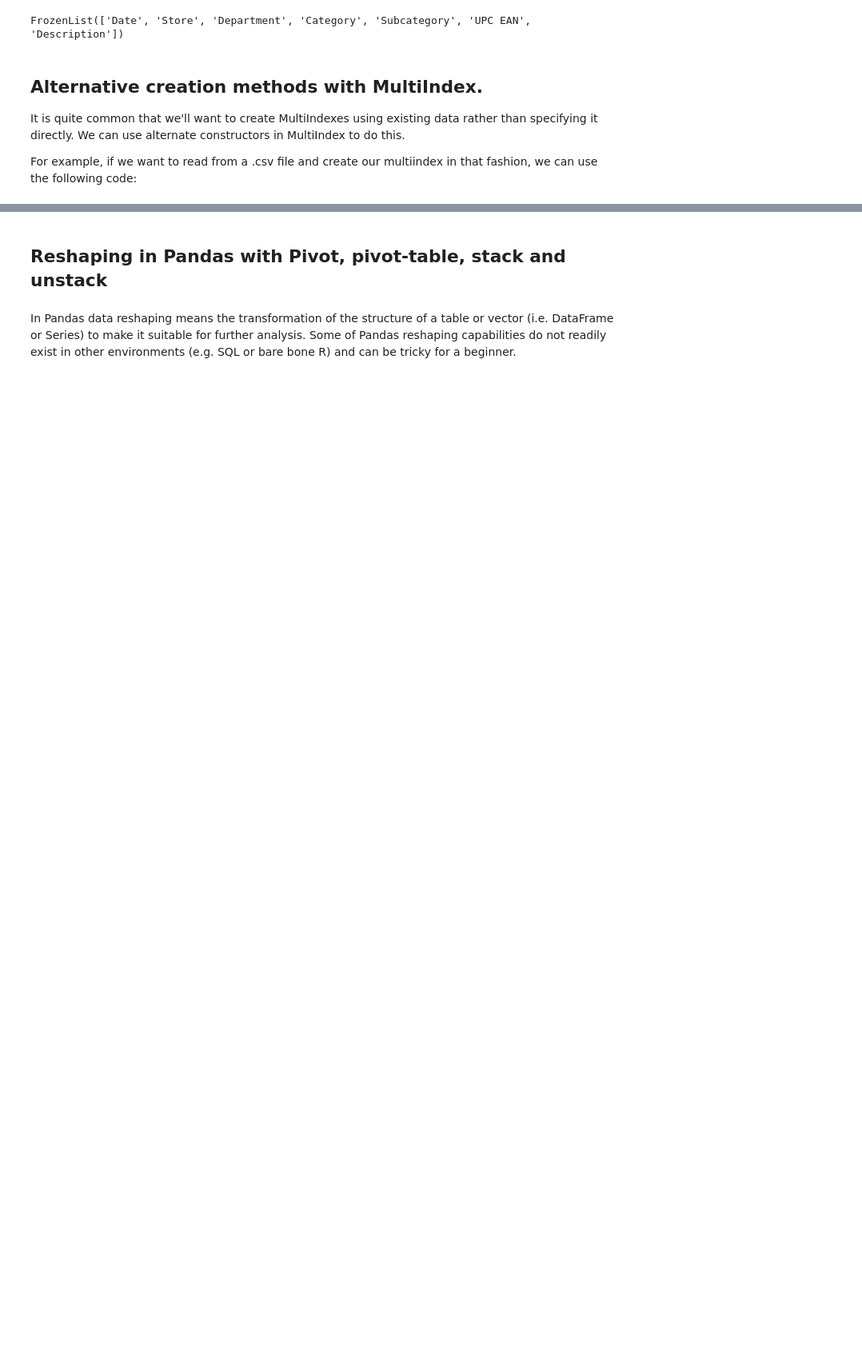
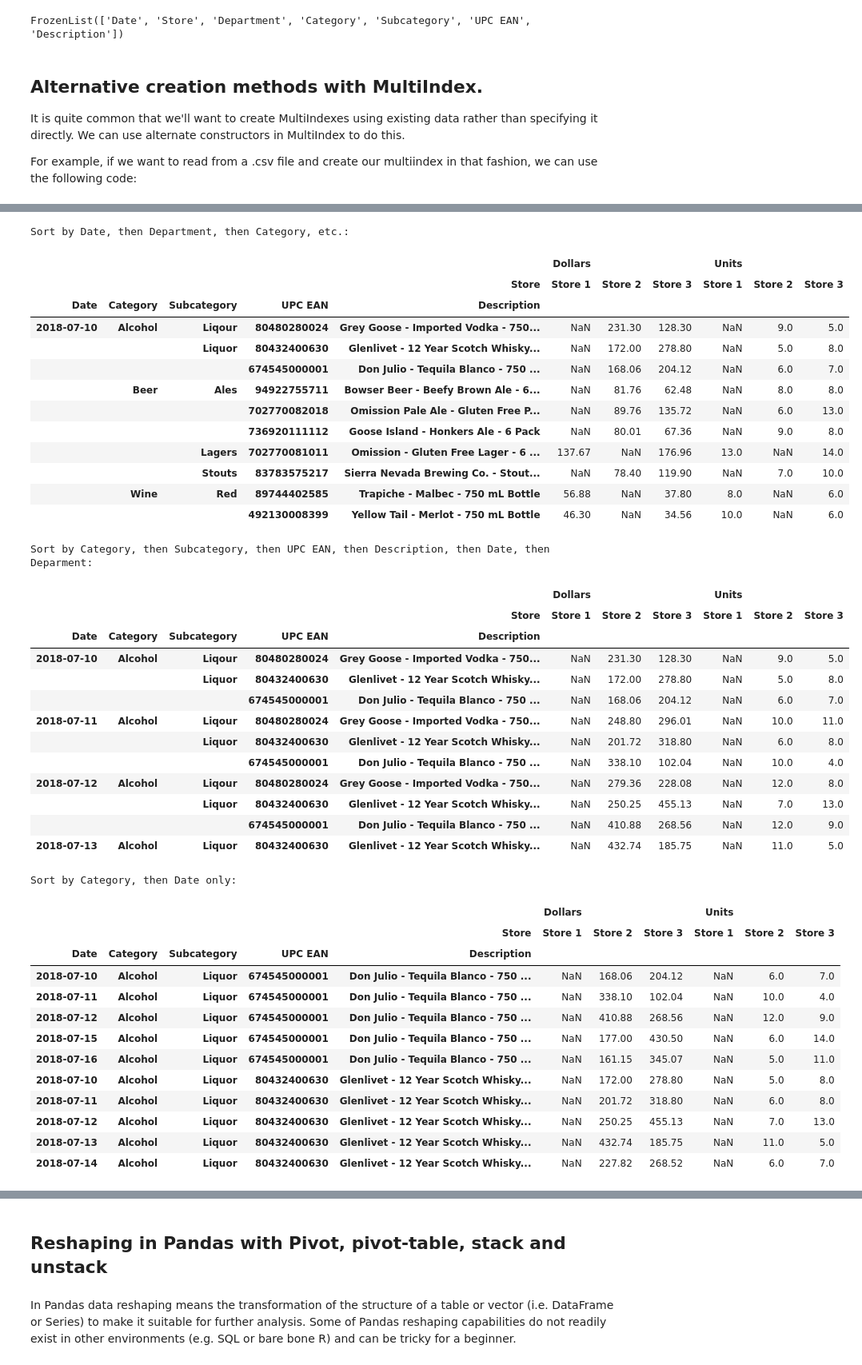
Before and after one commit to redmage123/pandas-timeseries, a Jupyter notebook: docs/pandas-timeseries.ipynb, the cells around one changed output, grey strips where cells are left out. Shown at 80% size. Saved outputs shown, nothing was run; the diff lists cells and outputs as text; code cells hidden in the pictures; blank space fills up the shorter version.

```diff
--- a/docs/pandas-timeseries.ipynb
+++ b/docs/pandas-timeseries.ipynb
@@ -1498,0 +1735,62 @@ multi_col_lvl_df.sample()
+# %%
+# By default sort_index will sort all levels of the index,
+# first sorting the first index level, then secondarily sorting the second index level, and so on...
+sort1 = multi_col_lvl_df.copy()
+sort1.sort_index(inplace=True)
+print("\nSort by Date, then Department, then Category, etc.:")
+display(sort1.head(10))
+
+# ...but you can choose to starting from a different level...
+sort2 = multi_col_lvl_df.copy()
+sort2.sort_index(level='Category', inplace=True)
+print("\nSort by Category, then Subcategory, then UPC EAN, then Description, then Date, then Deparment:")
+display(sort2.head(10))
+
+# ...or even to only sort on specifc levels.
+sort3 = multi_col_lvl_df.copy()
+sort3.sort_index(level=['Category', 'Date'], sort_remaining=False, inplace=True)
+print("\nSort by Category, then Date only:")
+display(sort3.head(10))
+# %% [output]
+Sort by Date, then Department, then Category, etc.:
+|  |  |  |  |  | Dollars |  |  | Units |  |  |
+|  |  |  |  | Store | Store 1 | Store 2 | Store 3 | Store 1 | Store 2 | Store 3 |
+| Date | Category | Subcategory | UPC EAN | Description |  |  |  |  |  |  |
+| 2018-07-10 | Alcohol | Liqour | 80480280024 | Grey Goose - Imported Vodka - 750... | NaN | 231.30 | 128.30 | NaN | 9.0 | 5.0 |
+|  |  | Liquor | 80432400630 | Glenlivet - 12 Year Scotch Whisky... | NaN | 172.00 | 278.80 | NaN | 5.0 | 8.0 |
+|  |  |  | 674545000001 | Don Julio - Tequila Blanco - 750 ... | NaN | 168.06 | 204.12 | NaN | 6.0 | 7.0 |
+|  | Beer | Ales | 94922755711 | Bowser Beer - Beefy Brown Ale - 6... | NaN | 81.76 | 62.48 | NaN | 8.0 | 8.0 |
+|  |  |  | 702770082018 | Omission Pale Ale - Gluten Free P... | NaN | 89.76 | 135.72 | NaN | 6.0 | 13.0 |
+|  |  |  | 736920111112 | Goose Island - Honkers Ale - 6 Pack | NaN | 80.01 | 67.36 | NaN | 9.0 | 8.0 |
+|  |  | Lagers | 702770081011 | Omission - Gluten Free Lager - 6 ... | 137.67 | NaN | 176.96 | 13.0 | NaN | 14.0 |
+|  |  | Stouts | 83783575217 | Sierra Nevada Brewing Co. - Stout... | NaN | 78.40 | 119.90 | NaN | 7.0 | 10.0 |
+|  | Wine | Red | 89744402585 | Trapiche - Malbec - 750 mL Bottle | 56.88 | NaN | 37.80 | 8.0 | NaN | 6.0 |
+|  |  |  | 492130008399 | Yellow Tail - Merlot - 750 mL Bottle | 46.30 | NaN | 34.56 | 10.0 | NaN | 6.0 |
+Sort by Category, then Subcategory, then UPC EAN, then Description, then Date, then Deparment:
+|  |  |  |  |  | Dollars |  |  | Units |  |  |
+|  |  |  |  | Store | Store 1 | Store 2 | Store 3 | Store 1 | Store 2 | Store 3 |
+| Date | Category | Subcategory | UPC EAN | Description |  |  |  |  |  |  |
+| 2018-07-10 | Alcohol | Liqour | 80480280024 | Grey Goose - Imported Vodka - 750... | NaN | 231.30 | 128.30 | NaN | 9.0 | 5.0 |
+|  |  | Liquor | 80432400630 | Glenlivet - 12 Year Scotch Whisky... | NaN | 172.00 | 278.80 | NaN | 5.0 | 8.0 |
+|  |  |  | 674545000001 | Don Julio - Tequila Blanco - 750 ... | NaN | 168.06 | 204.12 | NaN | 6.0 | 7.0 |
+| 2018-07-11 | Alcohol | Liqour | 80480280024 | Grey Goose - Imported Vodka - 750... | NaN | 248.80 | 296.01 | NaN | 10.0 | 11.0 |
+|  |  | Liquor | 80432400630 | Glenlivet - 12 Year Scotch Whisky... | NaN | 201.72 | 318.80 | NaN | 6.0 | 8.0 |
+|  |  |  | 674545000001 | Don Julio - Tequila Blanco - 750 ... | NaN | 338.10 | 102.04 | NaN | 10.0 | 4.0 |
+| 2018-07-12 | Alcohol | Liqour | 80480280024 | Grey Goose - Imported Vodka - 750... | NaN | 279.36 | 228.08 | NaN | 12.0 | 8.0 |
+|  |  | Liquor | 80432400630 | Glenlivet - 12 Year Scotch Whisky... | NaN | 250.25 | 455.13 | NaN | 7.0 | 13.0 |
+|  |  |  | 674545000001 | Don Julio - Tequila Blanco - 750 ... | NaN | 410.88 | 268.56 | NaN | 12.0 | 9.0 |
+| 2018-07-13 | Alcohol | Liquor | 80432400630 | Glenlivet - 12 Year Scotch Whisky... | NaN | 432.74 | 185.75 | NaN | 11.0 | 5.0 |
+Sort by Category, then Date only:
+|  |  |  |  |  | Dollars |  |  | Units |  |  |
+|  |  |  |  | Store | Store 1 | Store 2 | Store 3 | Store 1 | Store 2 | Store 3 |
+| Date | Category | Subcategory | UPC EAN | Description |  |  |  |  |  |  |
+| 2018-07-10 | Alcohol | Liquor | 674545000001 | Don Julio - Tequila Blanco - 750 ... | NaN | 168.06 | 204.12 | NaN | 6.0 | 7.0 |
+| 2018-07-11 | Alcohol | Liquor | 674545000001 | Don Julio - Tequila Blanco - 750 ... | NaN | 338.10 | 102.04 | NaN | 10.0 | 4.0 |
+| 2018-07-12 | Alcohol | Liquor | 674545000001 | Don Julio - Tequila Blanco - 750 ... | NaN | 410.88 | 268.56 | NaN | 12.0 | 9.0 |
+| 2018-07-15 | Alcohol | Liquor | 674545000001 | Don Julio - Tequila Blanco - 750 ... | NaN | 177.00 | 430.50 | NaN | 6.0 | 14.0 |
+| 2018-07-16 | Alcohol | Liquor | 674545000001 | Don Julio - Tequila Blanco - 750 ... | NaN | 161.15 | 345.07 | NaN | 5.0 | 11.0 |
+| 2018-07-10 | Alcohol | Liquor | 80432400630 | Glenlivet - 12 Year Scotch Whisky... | NaN | 172.00 | 278.80 | NaN | 5.0 | 8.0 |
+| 2018-07-11 | Alcohol | Liquor | 80432400630 | Glenlivet - 12 Year Scotch Whisky... | NaN | 201.72 | 318.80 | NaN | 6.0 | 8.0 |
+| 2018-07-12 | Alcohol | Liquor | 80432400630 | Glenlivet - 12 Year Scotch Whisky... | NaN | 250.25 | 455.13 | NaN | 7.0 | 13.0 |
+| 2018-07-13 | Alcohol | Liquor | 80432400630 | Glenlivet - 12 Year Scotch Whisky... | NaN | 432.74 | 185.75 | NaN | 11.0 | 5.0 |
+| 2018-07-14 | Alcohol | Liquor | 80432400630 | Glenlivet - 12 Year Scotch Whisky... | NaN | 227.82 | 268.52 | NaN | 6.0 | 7.0 |
```
Also changed, not shown: parts of 43 cells of this notebook, 2 other files.
